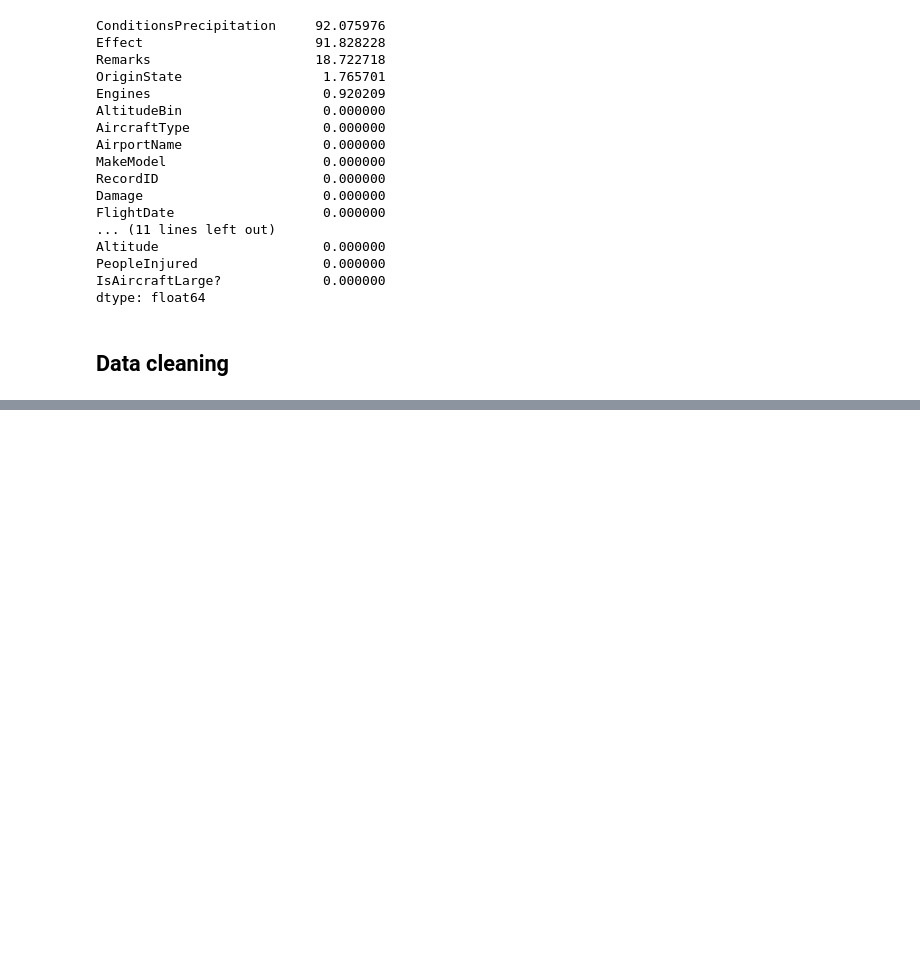
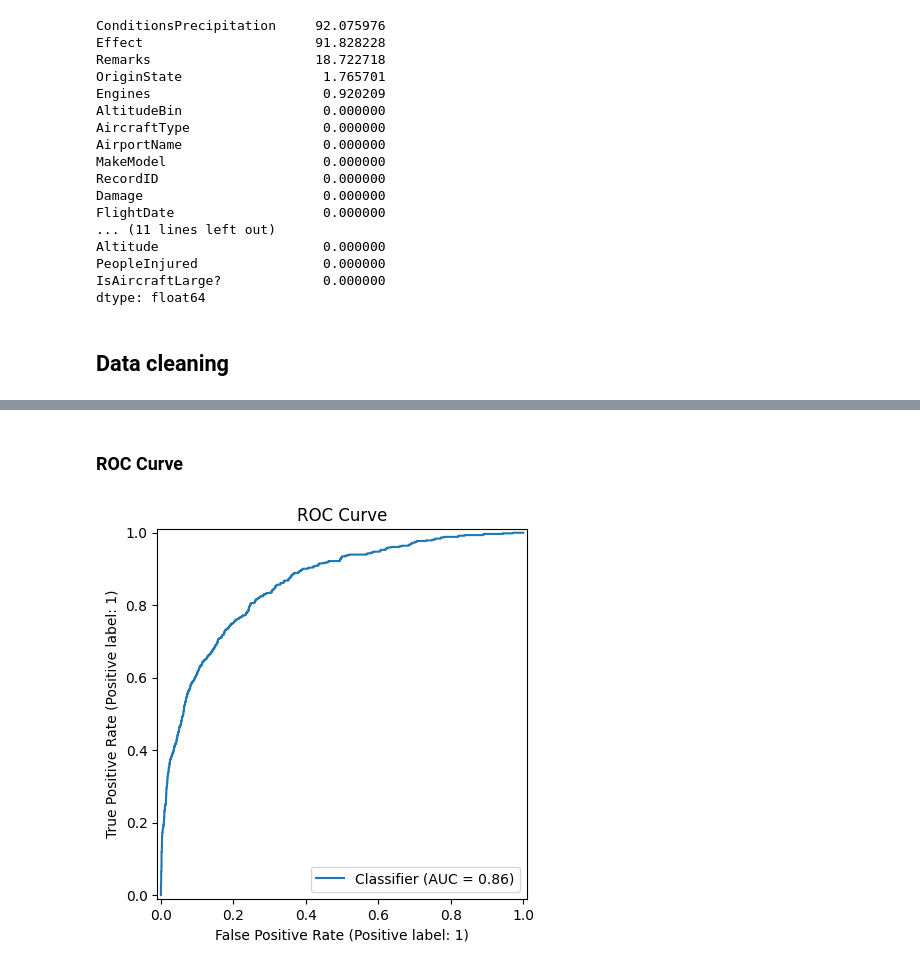
Before and after one commit to andreimocian/bird-strikes-in-aviation-classification, a Jupyter notebook: Birdstrike_classification.ipynb, the cells around one changed output, grey strips where cells are left out. Cells and saved outputs as stored; diff of their text form; code cells hidden in the pictures; blank space fills up the shorter version.

```diff
--- a/Birdstrike_classification.ipynb
+++ b/Birdstrike_classification.ipynb
@@ -75,0 +93,7 @@ data.head(200)
+# %%
+from catboost import CatBoostClassifier
+
+y = df['Damage']
+X = df.drop(columns='Damage')
+
+SEED = 1
@@ -75,0 +292,12 @@ data.head(200)
+# %% [markdown]
+### ROC Curve
+# %%
+from sklearn.metrics import RocCurveDisplay
+
+y_proba = cbc_2.predict_proba(X_valid)[:, 1]
+
+RocCurveDisplay.from_predictions(y_valid, y_proba)
+plt.title("ROC Curve")
+plt.show()
+# %% [output]
+[figure, added]
```
Also changed, not shown: parts of 25 cells of this notebook, 32 other files.
